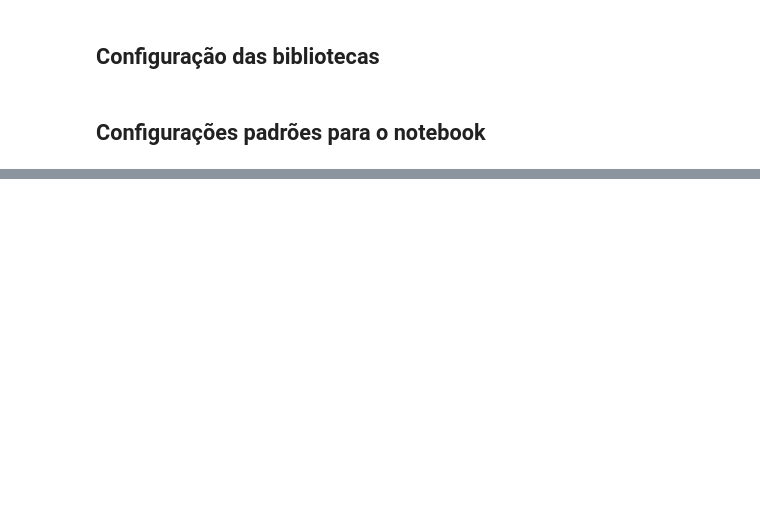
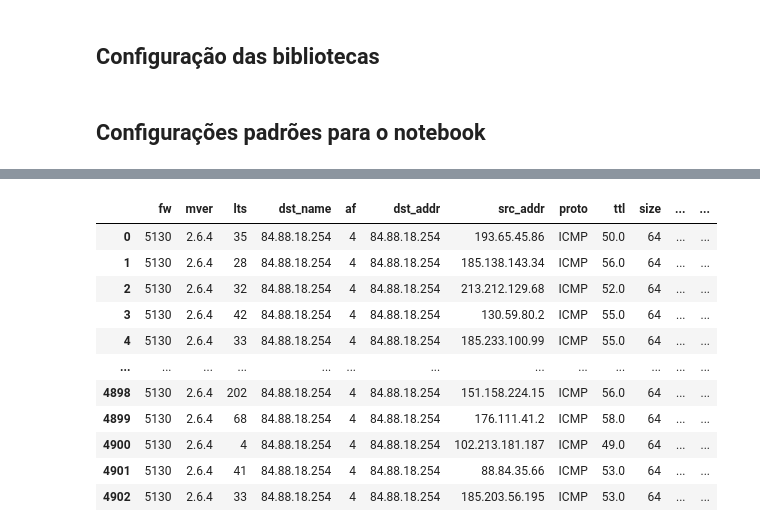
Before and after one commit to Rodrigo3441/netpulse-sistema-monitor-de-redes, a Jupyter notebook: notebooks/coleta_dados_com_pares_definidos.ipynb, the cells around one changed output, grey strips where cells are left out. Saved outputs shown, nothing was run; the diff lists cells and outputs as text; code cells hidden in the pictures; blank space fills up the shorter version.

Commit message:
Adicionar notebook na qual foi utilizado para construir o dataset com pares formados

```diff
--- a/notebooks/coleta_dados_com_pares_definidos.ipynb
+++ b/notebooks/coleta_dados_com_pares_definidos.ipynb
@@ -286,0 +341,10 @@ Resposta da API:  <Response [200]>
+# %%
+def collect_data(url: str, params: dict, timeout: int):
+    response = requests.get(
+        url,
+        params=params,
+        timeout=timeout
+    )
+
+    response.raise_for_status()
+    return response, response.json()
@@ -286,0 +353,60 @@ Resposta da API:  <Response [200]>
+# %%
+probe_ids_list = {}
+
+for _, msm_id in measurements_alvo.items():
+
+    # métricas definidas pela equipe
+    MEASUREMENT_ID = msm_id
+    MEASUREMENT_MINUTES_TIME = 20
+    EXPORTATION_FORMAT = 'csv'
+    TIMEOUT = 60
+
+    # gera dois datetimes, sendo um deles com um tempo definido de diferença
+    # para retornar dados atualizados da API em um intervalo
+    stop_datetime = dt.datetime.today()
+    start_datetime = stop_datetime - dt.timedelta(minutes=MEASUREMENT_MINUTES_TIME)
+
+    API_URL = f'https://atlas.ripe.net/api/v2/measurements/{MEASUREMENT_ID}/results/'
+
+    # sempre coleta dados atualizados, levando em conta a hora atual
+    START_TIME = start_datetime.isoformat()
+    STOP_TIME = stop_datetime.isoformat()
+
+    # parametros da requisição
+    params = {
+    'start': START_TIME,
+    'stop': STOP_TIME,
+    'public_only': 'true',
+    'anchors_only': 'true'
+    }
+
+
+    request_start_time = dt.datetime.now()
+    try:
+        response, raw_json_data = collect_data(API_URL, params, TIMEOUT)
+
+    except requests.exceptions.Timeout as error:
+        raise RuntimeError("Tempo de requisição excedido. A API não respondeu dentro do tempo limite.") from error
+    except requests.exceptions.HTTPError as error:
+        raise RuntimeError(f"Erro na requisição HTTP: {error.response.status_code} - {error.response.reason}") from error
+    except requests.exceptions.RequestException as error:
+        raise RuntimeError(f"Erro na comunicação com a API: {error}") from error
+    except ValueError as error:
+        raise RuntimeError(f"Erro ao processar a resposta da API: {error}") from error
+    except Exception as error:
+        raise RuntimeError(f"Ocorreu um erro inesperado: {error}") from error
+
+    if not raw_json_data:
+        raise RuntimeError("Nenhum dado foi retornado pela API. Verifique os parâmetros da requisição.")
+
+    probe_id_raw = pd.json_normalize(raw_json_data)
+
+    assert isinstance(raw_json_data, list)
+    print(f'measurement id: {msm_id}')
+    display(probe_id_raw)
+
+    probe_ids_list[str(msm_id)] = probe_id_raw['prb_id']
+
+
+print(probe_ids_list)
+# %% [output]
@@ -286,0 +414,12 @@ Resposta da API:  <Response [200]>
+|  | fw | mver | lts | dst_name | af | dst_addr | src_addr | proto | ttl | size | ... | ... |
+| 0 | 5130 | 2.6.4 | 35 | 84.88.18.254 | 4 | 84.88.18.254 | 193.65.45.86 | ICMP | 50.0 | 64 | ... | ... |
+| 1 | 5130 | 2.6.4 | 28 | 84.88.18.254 | 4 | 84.88.18.254 | 185.138.143.34 | ICMP | 56.0 | 64 | ... | ... |
+| 2 | 5130 | 2.6.4 | 32 | 84.88.18.254 | 4 | 84.88.18.254 | 213.212.129.68 | ICMP | 52.0 | 64 | ... | ... |
+| 3 | 5130 | 2.6.4 | 42 | 84.88.18.254 | 4 | 84.88.18.254 | 130.59.80.2 | ICMP | 55.0 | 64 | ... | ... |
+| 4 | 5130 | 2.6.4 | 33 | 84.88.18.254 | 4 | 84.88.18.254 | 185.233.100.99 | ICMP | 55.0 | 64 | ... | ... |
+| ... | ... | ... | ... | ... | ... | ... | ... | ... | ... | ... | ... | ... |
+| 4898 | 5130 | 2.6.4 | 202 | 84.88.18.254 | 4 | 84.88.18.254 | 151.158.224.15 | ICMP | 56.0 | 64 | ... | ... |
+| 4899 | 5130 | 2.6.4 | 68 | 84.88.18.254 | 4 | 84.88.18.254 | 176.111.41.2 | ICMP | 58.0 | 64 | ... | ... |
+| 4900 | 5130 | 2.6.4 | 4 | 84.88.18.254 | 4 | 84.88.18.254 | 102.213.181.187 | ICMP | 49.0 | 64 | ... | ... |
+| 4901 | 5130 | 2.6.4 | 41 | 84.88.18.254 | 4 | 84.88.18.254 | 88.84.35.66 | ICMP | 53.0 | 64 | ... | ... |
+| 4902 | 5130 | 2.6.4 | 33 | 84.88.18.254 | 4 | 84.88.18.254 | 185.203.56.195 | ICMP | 53.0 | 64 | ... | ... |
```
Also changed, not shown: parts of 32 cells of this notebook.
